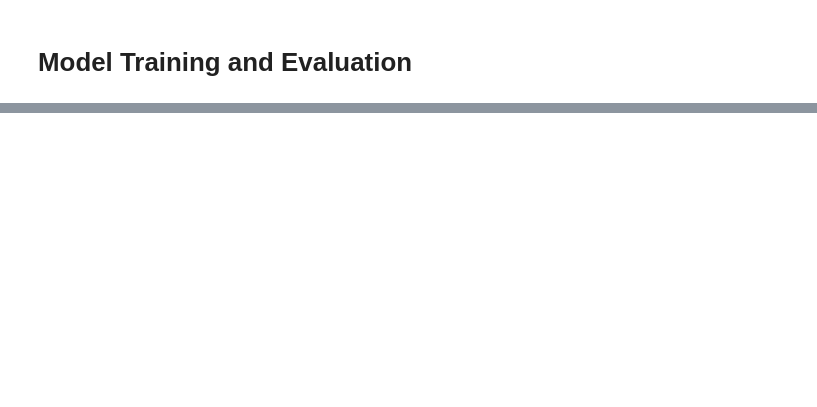
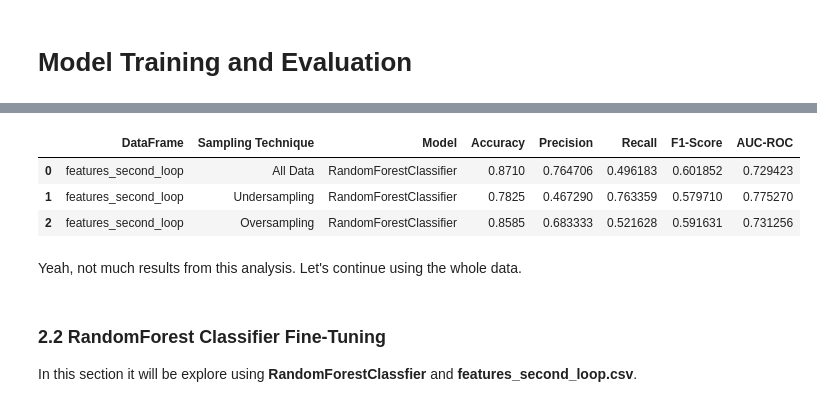
Before and after one commit to laizaparizotto/churn-prediction-kedro, a Jupyter notebook: churn-prediction/notebooks/model_training.ipynb, the cells around one changed output, grey strips where cells are left out. Drawn from its saved outputs; the diff is of its cells as text; code cells hidden in the pictures; blank space fills up the shorter version.

```diff
--- a/churn-prediction/notebooks/model_training.ipynb
+++ b/churn-prediction/notebooks/model_training.ipynb
@@ -317,0 +165,13 @@ AUC-ROC: 0.7497
+# %%
+pd.DataFrame(model_control).head()
+# %% [output]
+|  | DataFrame | Sampling Technique | Model | Accuracy | Precision | Recall | F1-Score | AUC-ROC |
+| 0 | features_second_loop | All Data | RandomForestClassifier | 0.8710 | 0.764706 | 0.496183 | 0.601852 | 0.729423 |
+| 1 | features_second_loop | Undersampling | RandomForestClassifier | 0.7825 | 0.467290 | 0.763359 | 0.579710 | 0.775270 |
+| 2 | features_second_loop | Oversampling | RandomForestClassifier | 0.8585 | 0.683333 | 0.521628 | 0.591631 | 0.731256 |
+# %% [markdown]
+Yeah, not much results from this analysis. Let's continue using the whole data.
+# %% [markdown]
+### 2.2 RandomForest Classifier Fine-Tuning
+
+In this section it will be explore using **RandomForestClassfier** and **features_second_loop.csv**.
```
Also changed, not shown: parts of 26 cells of this notebook, 3 other files.
